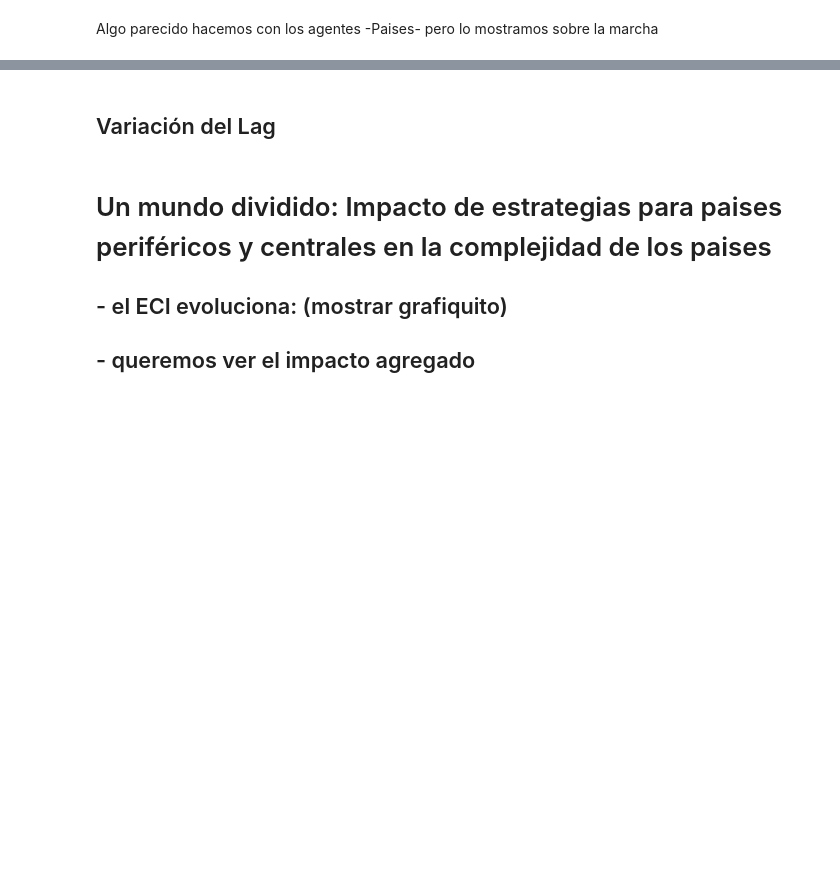
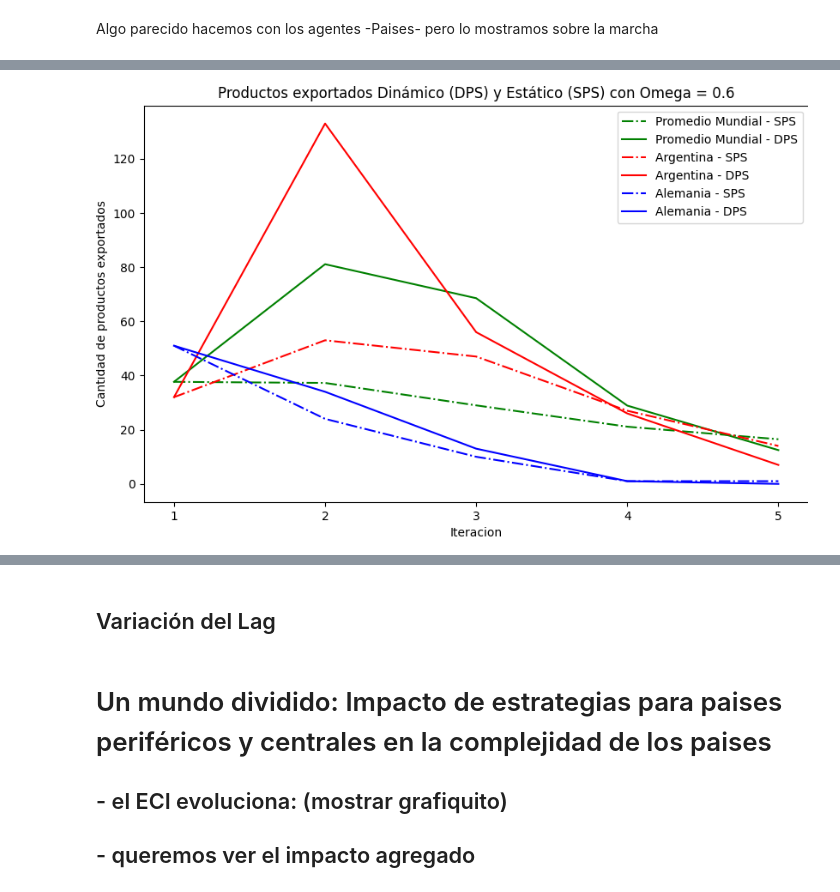
Before and after one commit to CatrielD/msscae-tp-final, a Jupyter notebook: Presentacion.ipynb, the cells around one changed output, grey strips where cells are left out. Saved outputs shown, nothing was run; the diff lists cells and outputs as text; code cells hidden in the pictures; blank space fills up the shorter version.

```diff
--- a/Presentacion.ipynb
+++ b/Presentacion.ipynb
@@ -91,0 +160,4 @@ M = build_M_from(rca)
+# %%
+Image(filename='./img/dps-vs-sps-evolucion-productos-paper-omega-0.6.png')
+# %% [output]
+[figure, added]
```
Also changed, not shown: parts of 23 cells of this notebook, 18 other files.
